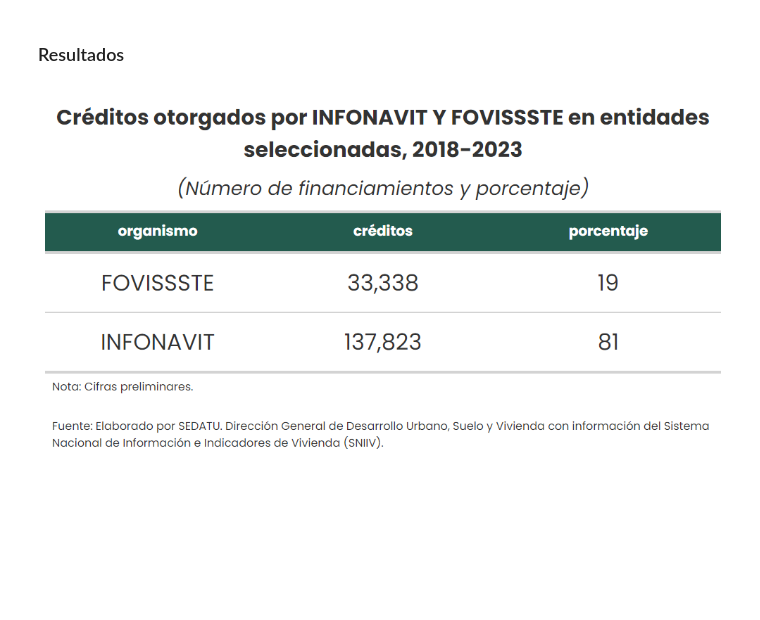
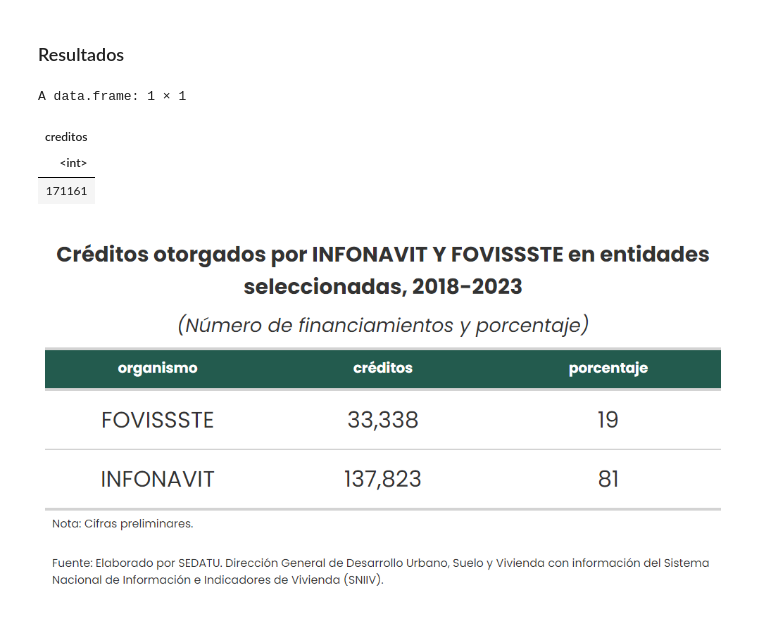
Before and after one commit to claudiodanielpc/datavivi, a Jupyter notebook: entidades_gpo.ipynb, the cells around one changed output. Drawn from its saved outputs; the diff is of its cells as text; code cells hidden in the pictures; blank space fills up the shorter version.

```diff
--- a/entidades_gpo.ipynb
+++ b/entidades_gpo.ipynb
@@ -162,6 +162,14 @@ unique(financiamientos$estado)
 [1] "Campeche" "Guerrero" "Oaxaca"   "Yucatán"  "Tlaxcala"
 # %% [markdown]
 ### Resultados
+# %%
+financiamientos%>%
+summarise(creditos=sum(acciones))
+# %% [output]
+A data.frame: 1 × 1
+| creditos |
+| <int> |
+| 171161 |
 # %%
 financiamientos%>%
 group_by(organismo)%>%
```
Also changed, not shown: parts of 2 cells of this notebook.
